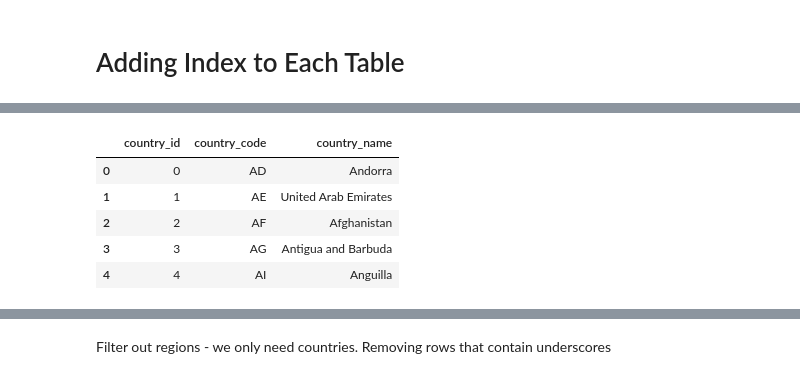
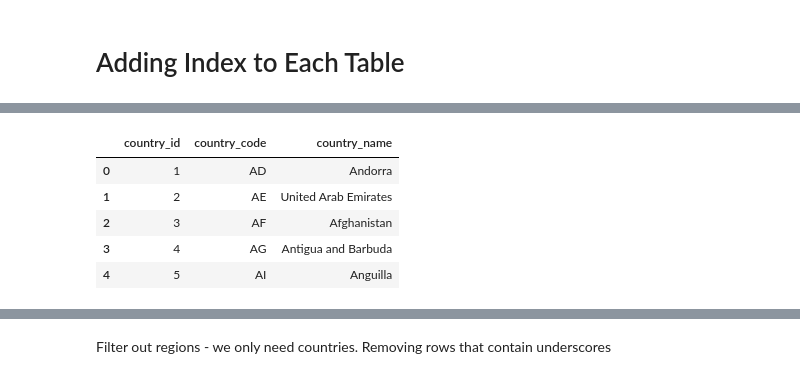
Before and after one commit to vickyvanderwagt/Covid-Economic-Database-and-Insights, a Jupyter notebook: COVID_Impacts.ipynb, the cells around one changed output, grey strips where cells are left out. Cells and saved outputs as stored; diff of their text form; code cells hidden in the pictures.

```diff
--- a/COVID_Impacts.ipynb
+++ b/COVID_Impacts.ipynb
@@ -381,14 +403,15 @@ gdp_table.head()
 # %%
 regions_table = pd.DataFrame(regions, columns=['country_code', 'country_name'])
 regions_table.drop_duplicates(subset=['country_code'], inplace=True)
 regions_table.reset_index(drop=True, inplace=True)
 regions_table = regions_table.reset_index().rename(columns={'index': 'country_id'})
+regions_table['country_id'] = regions_table['country_id']+1
 regions_table.head()
 # %% [output]
 |  | country_id | country_code | country_name |
-| 0 | 0 | AD | Andorra |
-| 1 | 1 | AE | United Arab Emirates |
-| 2 | 2 | AF | Afghanistan |
-| 3 | 3 | AG | Antigua and Barbuda |
-| 4 | 4 | AI | Anguilla |
+| 0 | 1 | AD | Andorra |
+| 1 | 2 | AE | United Arab Emirates |
+| 2 | 3 | AF | Afghanistan |
+| 3 | 4 | AG | Antigua and Barbuda |
+| 4 | 5 | AI | Anguilla |
 # %%
```
Also changed, not shown: parts of 47 cells of this notebook.
